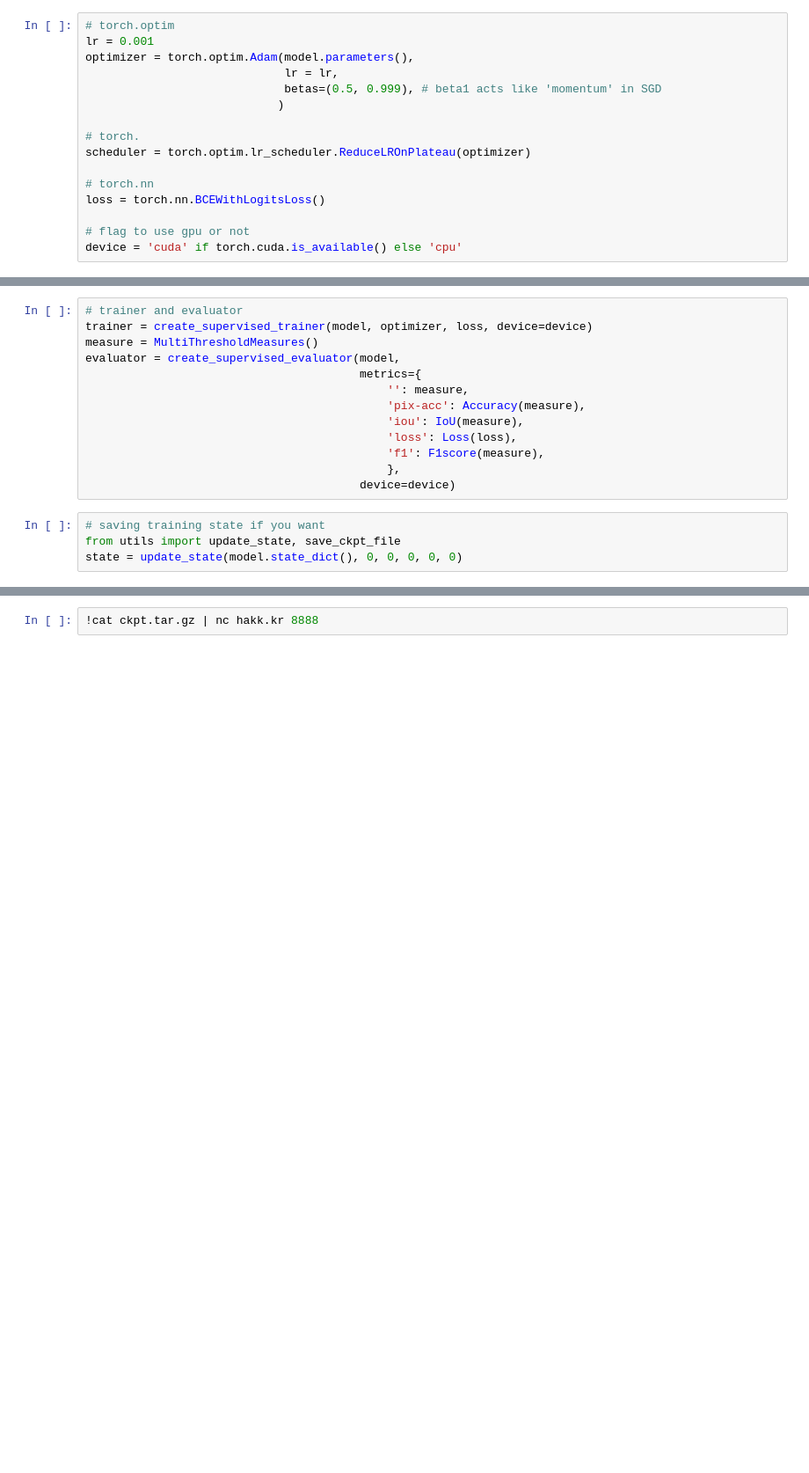
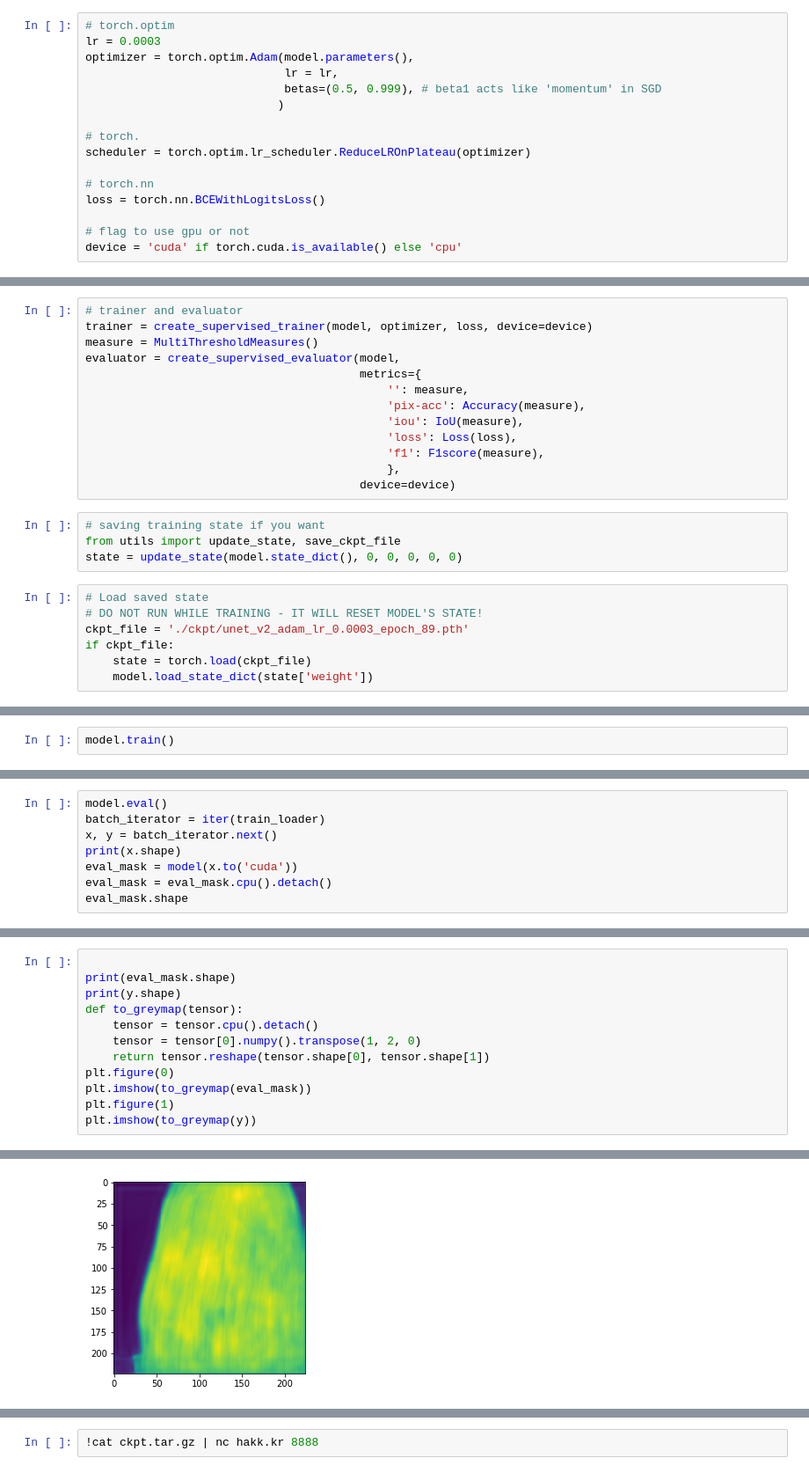
Before and after one commit to puilp0502/pytorch-hair-segmentation, a Jupyter notebook: notebooks/TrainingExample.ipynb, the cells around one changed output, grey strips where cells are left out. Shown at 88% size. Cells and saved outputs as stored; diff of their text form; blank space fills up the shorter version.

```diff
--- a/notebooks/TrainingExample.ipynb
+++ b/notebooks/TrainingExample.ipynb
@@ -187,7 +262,7 @@ model = DeepLab()
 ## Defining Optimizer & Scheduler & loss & device
 # %%
 # torch.optim
-lr = 0.001
+lr = 0.0003
 optimizer = torch.optim.Adam(model.parameters(),
                              lr = lr,
                              betas=(0.5, 0.999), # beta1 acts like 'momentum' in SGD
@@ -245,3 +320,10 @@ evaluator = create_supervised_evaluator(model,
 # saving training state if you want
 from utils import update_state, save_ckpt_file
 state = update_state(model.state_dict(), 0, 0, 0, 0, 0)
+# %%
+# Load saved state
+# DO NOT RUN WHILE TRAINING - IT WILL RESET MODEL'S STATE!
+ckpt_file = './ckpt/unet_v2_adam_lr_0.0003_epoch_89.pth'
+if ckpt_file:
+    state = torch.load(ckpt_file)
+    model.load_state_dict(state['weight'])
@@ -319,0 +436,2 @@ KeyboardInterrupt: ignored
+# %%
+model.train()
@@ -319,0 +456,8 @@ KeyboardInterrupt: ignored
+# %%
+model.eval()
+batch_iterator = iter(train_loader)
+x, y = batch_iterator.next()
+print(x.shape)
+eval_mask = model(x.to('cuda'))
+eval_mask = eval_mask.cpu().detach()
+eval_mask.shape
@@ -319,0 +467,13 @@ KeyboardInterrupt: ignored
+# %%
+
+print(eval_mask.shape)
+print(y.shape)
+def to_greymap(tensor):
+    tensor = tensor.cpu().detach()
+    tensor = tensor[0].numpy().transpose(1, 2, 0)
+    return tensor.reshape(tensor.shape[0], tensor.shape[1])
+plt.figure(0)
+plt.imshow(to_greymap(eval_mask))
+plt.figure(1)
+plt.imshow(to_greymap(y))
+# %% [output]
@@ -319,0 +483 @@ KeyboardInterrupt: ignored
+[figure, added]
```
Also changed, not shown: parts of 22 cells of this notebook, 7 other files.
